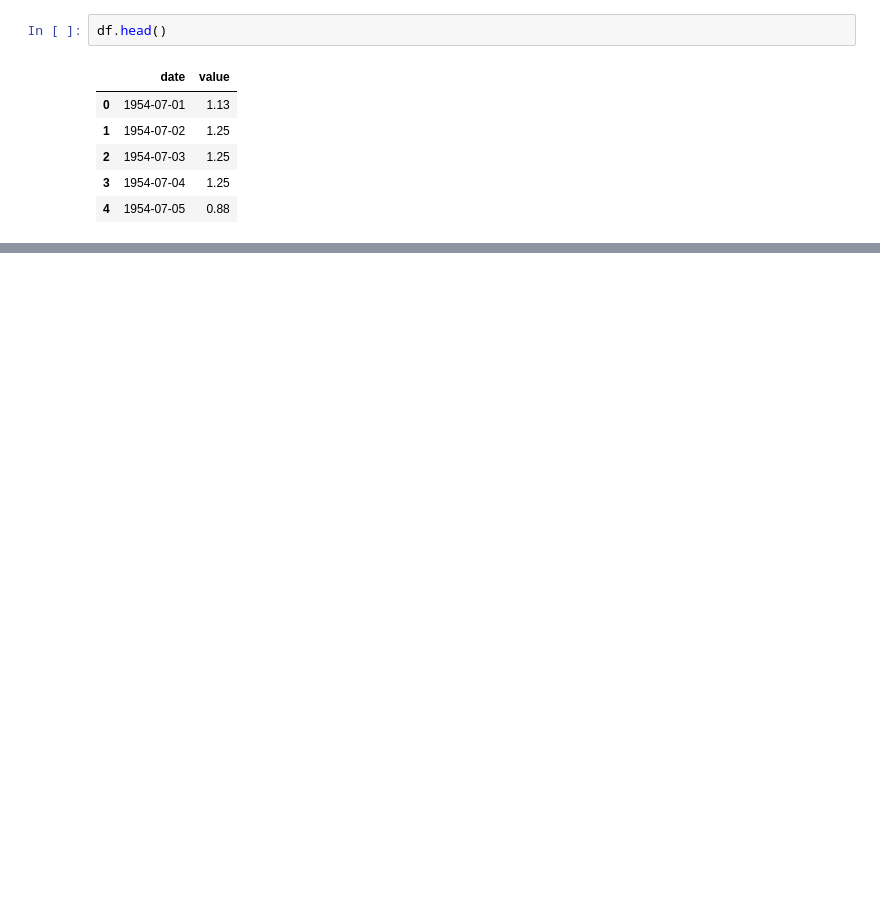
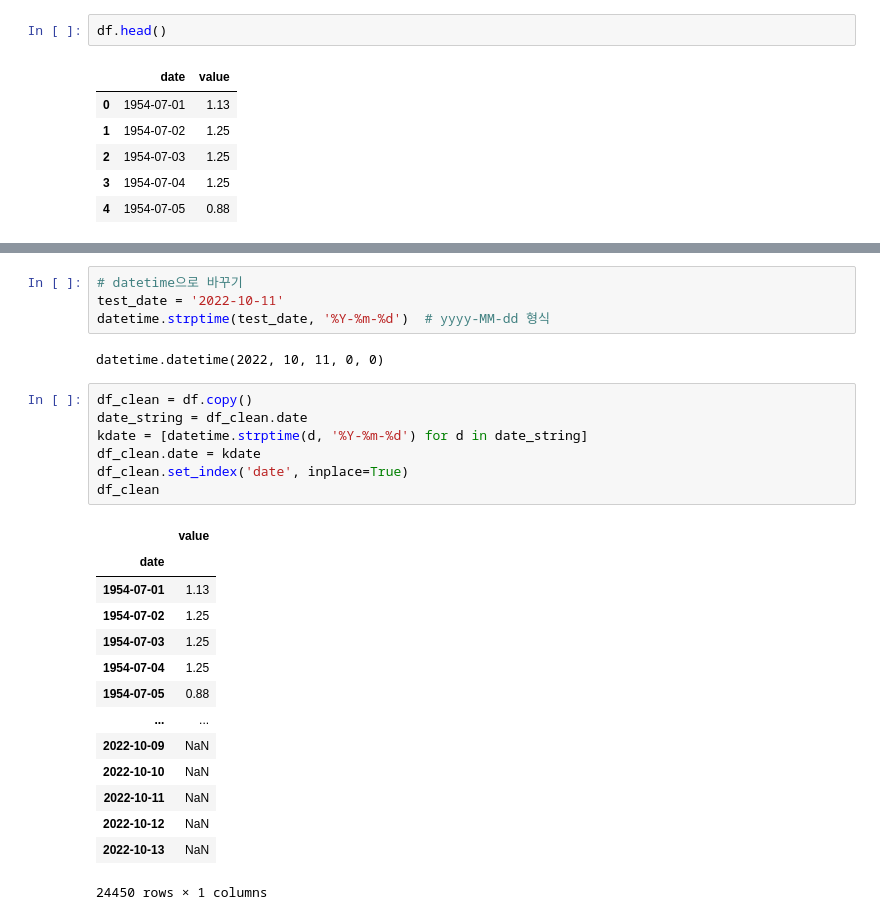
Before and after one commit to nan-park/section2_project, a Jupyter notebook: project_section2.ipynb, the cells around one changed output, grey strips where cells are left out. Saved outputs shown, nothing was run; the diff lists cells and outputs as text; blank space fills up the shorter version.

```diff
--- a/project_section2.ipynb
+++ b/project_section2.ipynb
@@ -23,0 +52,28 @@ df.head()
+# %%
+# datetime으로 바꾸기
+test_date = '2022-10-11'
+datetime.strptime(test_date, '%Y-%m-%d')  # yyyy-MM-dd 형식
+# %% [output]
+datetime.datetime(2022, 10, 11, 0, 0)
+# %%
+df_clean = df.copy()
+date_string = df_clean.date
+kdate = [datetime.strptime(d, '%Y-%m-%d') for d in date_string]
+df_clean.date = kdate
+df_clean.set_index('date', inplace=True)
+df_clean
+# %% [output]
+|  | value |
+| date |  |
+| 1954-07-01 | 1.13 |
+| 1954-07-02 | 1.25 |
+| 1954-07-03 | 1.25 |
+| 1954-07-04 | 1.25 |
+| 1954-07-05 | 0.88 |
+| ... | ... |
+| 2022-10-09 | NaN |
+| 2022-10-10 | NaN |
+| 2022-10-11 | NaN |
+| 2022-10-12 | NaN |
+| 2022-10-13 | NaN |
+24450 rows × 1 columns
```
Also changed, not shown: parts of 7 cells of this notebook.
